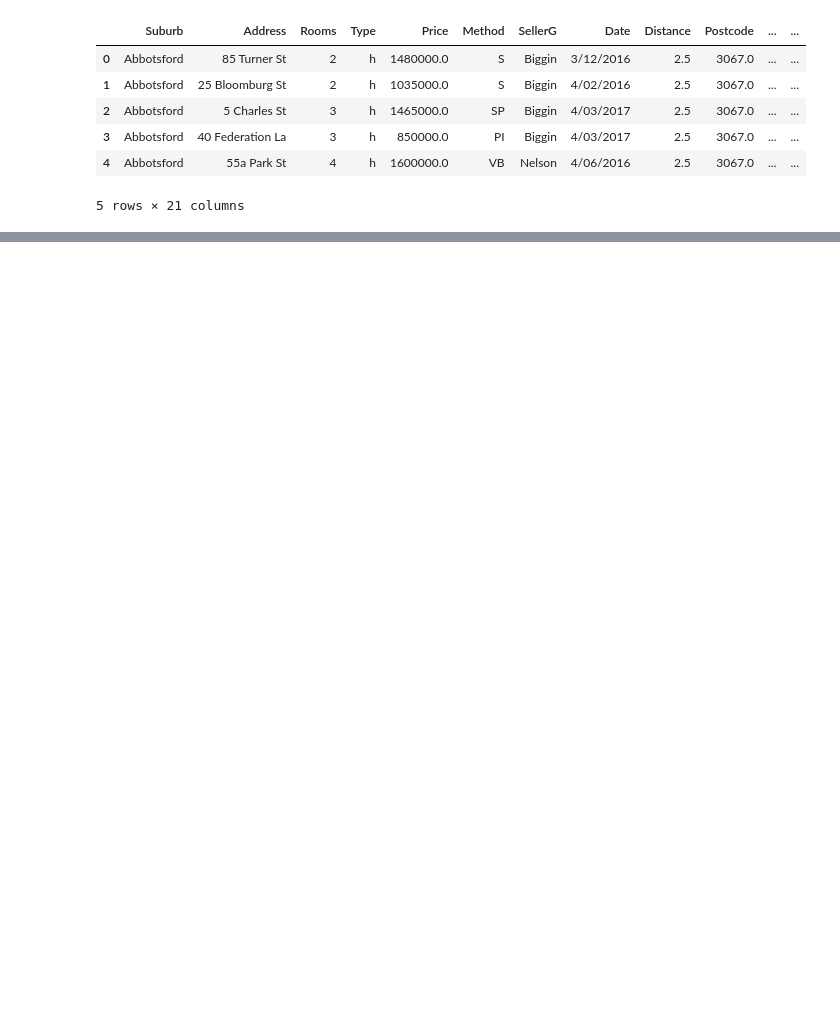
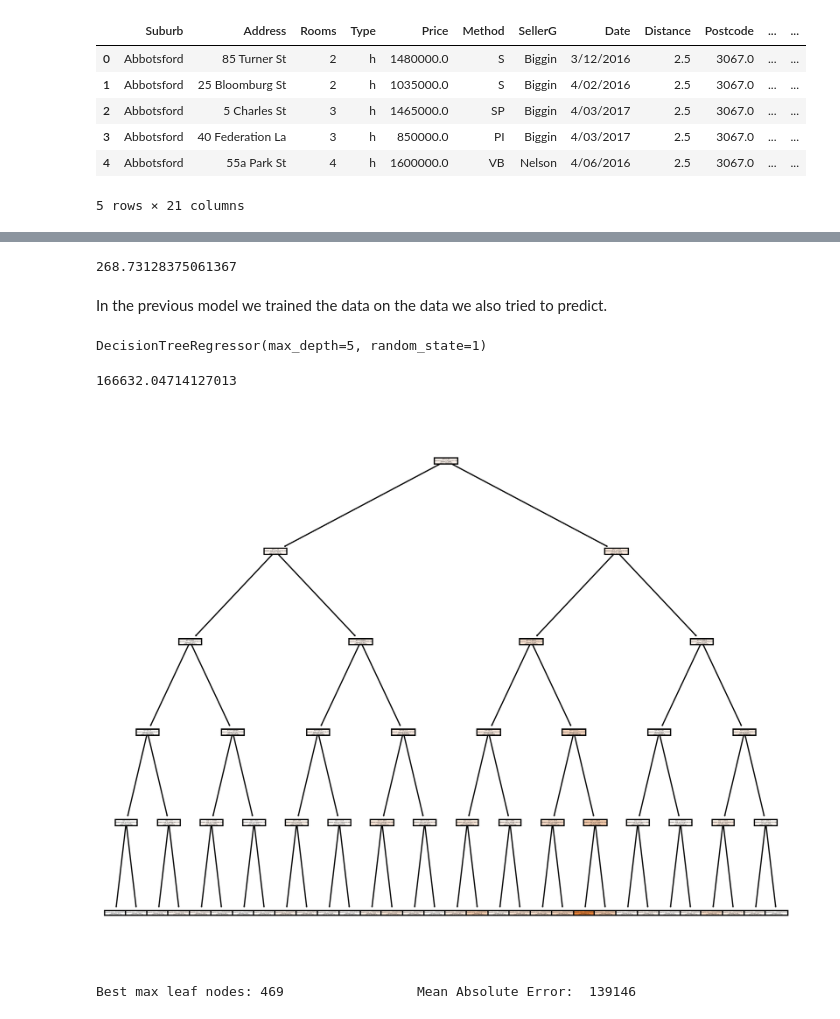
Before and after one commit to WarnerVance/CP2-ML, a Jupyter notebook: Linear Regression/Regression.ipynb, the cells around one changed output, grey strips where cells are left out. Saved outputs shown, nothing was run; the diff lists cells and outputs as text; code cells hidden in the pictures; blank space fills up the shorter version.

```diff
--- a/Linear Regression/Regression.ipynb
+++ b/Linear Regression/Regression.ipynb
@@ -24,0 +57,4 @@ melbourne_data.describe()
+# %%
+y = melbourne_data.Price
+features = ['Rooms', 'Bathroom', 'Landsize', 'Lattitude', 'Longtitude', 'Postcode', 'BuildingArea', 'YearBuilt', "Car", "Distance"]
+X = melbourne_data[features]
@@ -24,0 +81,4 @@ melbourne_data.describe()
+# %%
+from sklearn.tree import DecisionTreeRegressor
+dt = DecisionTreeRegressor(random_state=1)
+dt.fit(X,y)
@@ -24,0 +98,29 @@ melbourne_data.describe()
+# %%
+from sklearn.metrics import mean_absolute_error
+predicted_home_prices = dt.predict(X)
+mean_absolute_error(y, predicted_home_prices)
+# %% [output]
+268.73128375061367
+# %% [markdown]
+In the previous model we trained the data on the data we also tried to predict.
+# %%
+from sklearn.model_selection import train_test_split
+X_train, x_test, y_train, y_test = train_test_split(X, y, random_state=1, test_size=0.2)
+# %%
+dt2 = DecisionTreeRegressor(random_state=1, max_depth=5)
+dt2.fit(X_train, y_train)
+# %% [output]
+DecisionTreeRegressor(max_depth=5, random_state=1)
+# %%
+predicted_home_prices2 = dt2.predict(x_test)
+mean_absolute_error(y_test, predicted_home_prices2)
+# %% [output]
+166632.04714127013
+# %%
+from sklearn import tree
+import matplotlib.pyplot as plt
+plt.figure(figsize=(10,8), dpi=500)
+tree.plot_tree(dt2, filled=True)
+plt.show()
+# %% [output]
+[figure, added]
@@ -24,0 +137,11 @@ melbourne_data.describe()
+# %%
+max_my_mae = 0
+for max_leaf_nodes in range(400, 500):
+    my_mae = get_mae(max_leaf_nodes, X_train, x_test, y_train, y_test)
+    # print("Max leaf nodes: %d  \t\t Mean Absolute Error:  %d" %(max_leaf_nodes, my_mae))
+    if max_my_mae == 0 or my_mae < max_my_mae:
+        max_my_mae = my_mae
+        best_max_leaf_nodes = max_leaf_nodes
+print("Best max leaf nodes: %d  \t\t Mean Absolute Error:  %d" %(best_max_leaf_nodes, max_my_mae))
+# %% [output]
+Best max leaf nodes: 469                 Mean Absolute Error:  139146
```
Also changed, not shown: parts of 7 cells of this notebook.
